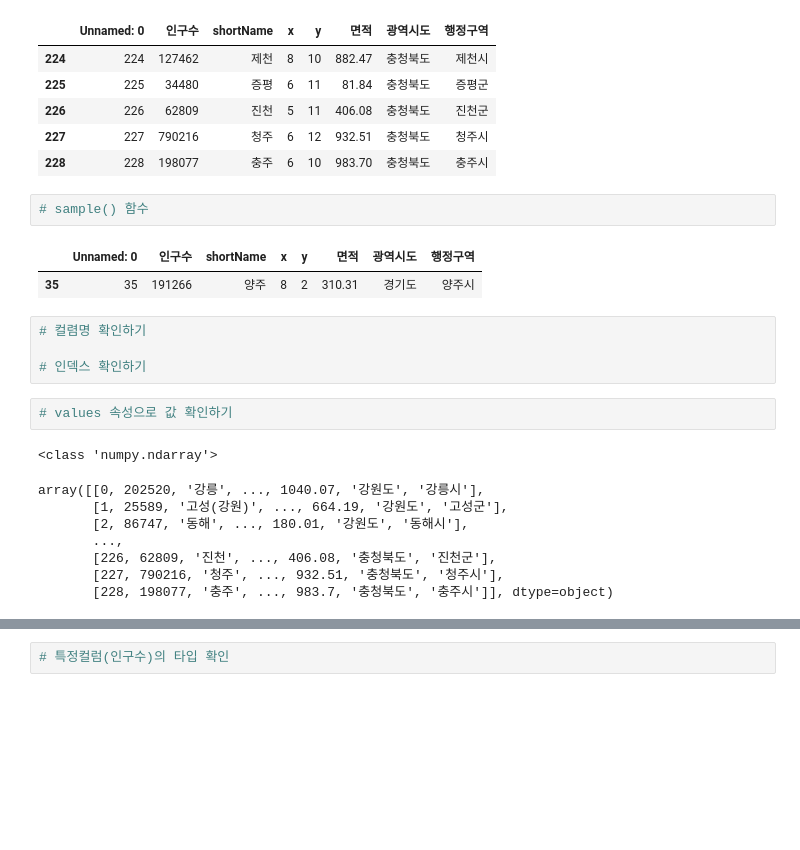
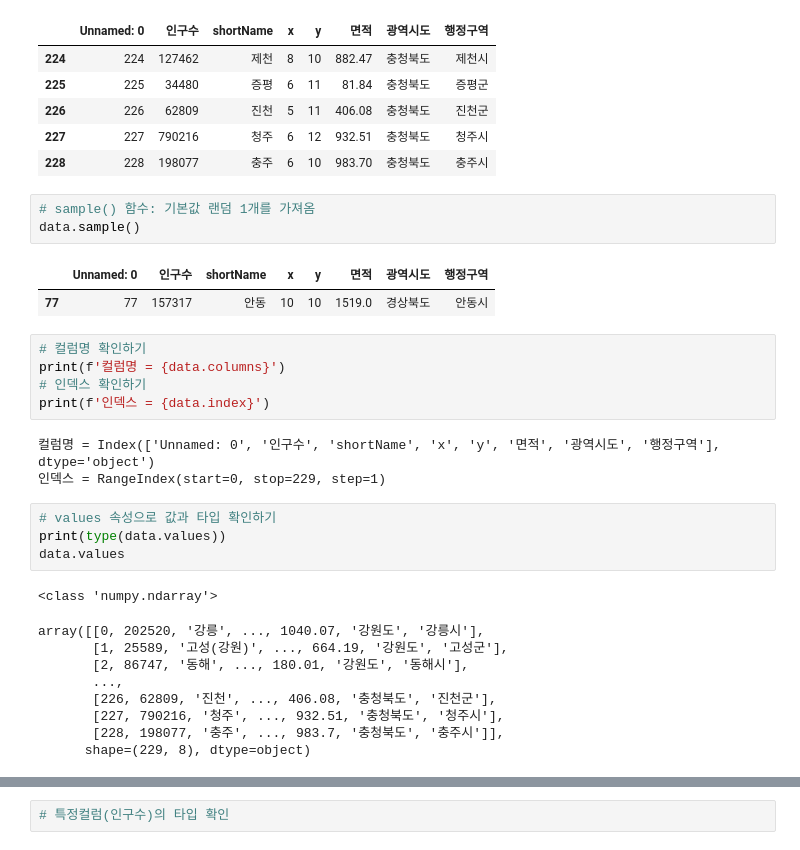
Before and after one commit to seoyeon020/Python_Webscraping_Analysis, a Jupyter notebook: 03.행정구역정보_분석과시각화.ipynb, the cells around one changed output, grey strips where cells are left out. Drawn from its saved outputs; the diff is of its cells as text; blank space fills up the shorter version.

```diff
--- a/03.행정구역정보_분석과시각화.ipynb
+++ b/03.행정구역정보_분석과시각화.ipynb
@@ -42,16 +42,23 @@ data.tail()
 | 227 | 227 | 790216 | 청주 | 6 | 12 | 932.51 | 충청북도 | 청주시 |
 | 228 | 228 | 198077 | 충주 | 6 | 10 | 983.70 | 충청북도 | 충주시 |
 # %%
-# sample() 함수
+# sample() 함수: 기본값 랜덤 1개를 가져옴
+data.sample()
 # %% [output]
 |  | Unnamed: 0 | 인구수 | shortName | x | y | 면적 | 광역시도 | 행정구역 |
-| 35 | 35 | 191266 | 양주 | 8 | 2 | 310.31 | 경기도 | 양주시 |
+| 77 | 77 | 157317 | 안동 | 10 | 10 | 1519.0 | 경상북도 | 안동시 |
 # %%
-# 컬렴명 확인하기
-
+# 컬럼명 확인하기
+print(f'컬럼명 = {data.columns}')
 # 인덱스 확인하기
+print(f'인덱스 = {data.index}')
+# %% [output]
+컬럼명 = Index(['Unnamed: 0', '인구수', 'shortName', 'x', 'y', '면적', '광역시도', '행정구역'], dtype='object')
+인덱스 = RangeIndex(start=0, stop=229, step=1)
 # %%
-# values 속성으로 값 확인하기
+# values 속성으로 값과 타입 확인하기
+print(type(data.values))
+data.values
 # %% [output]
 <class 'numpy.ndarray'>
 array([[0, 202520, '강릉', ..., 1040.07, '강원도', '강릉시'],
@@ -60,6 +67,7 @@ array([[0, 202520, '강릉', ..., 1040.07, '강원도', '강릉시'],
        ...,
        [226, 62809, '진천', ..., 406.08, '충청북도', '진천군'],
        [227, 790216, '청주', ..., 932.51, '충청북도', '청주시'],
-       [228, 198077, '충주', ..., 983.7, '충청북도', '충주시']], dtype=object)
+       [228, 198077, '충주', ..., 983.7, '충청북도', '충주시']],
+      shape=(229, 8), dtype=object)
 # %%
 # info() 함수
```
Also changed, not shown: parts of 3 cells of this notebook.
